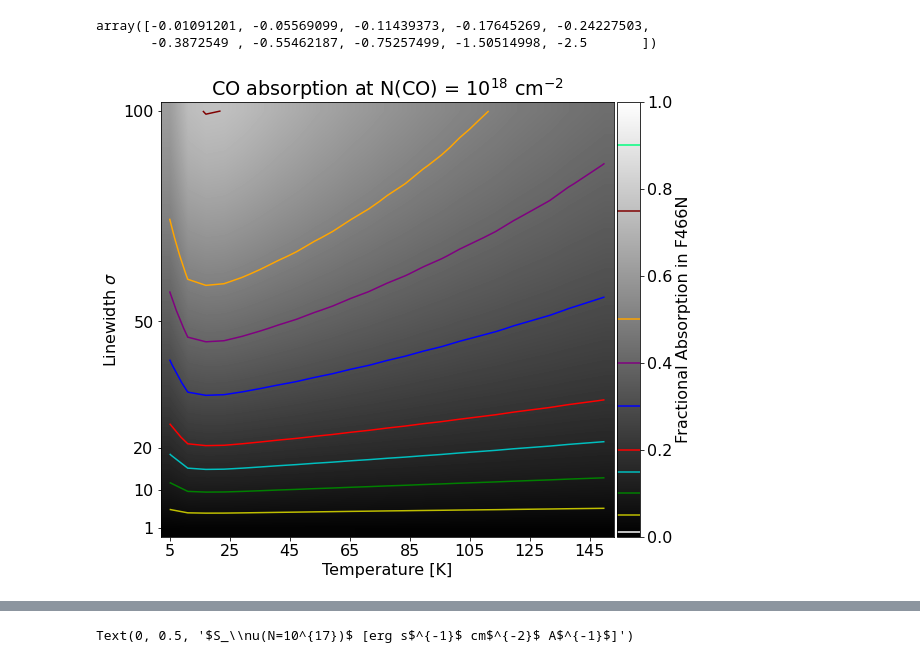
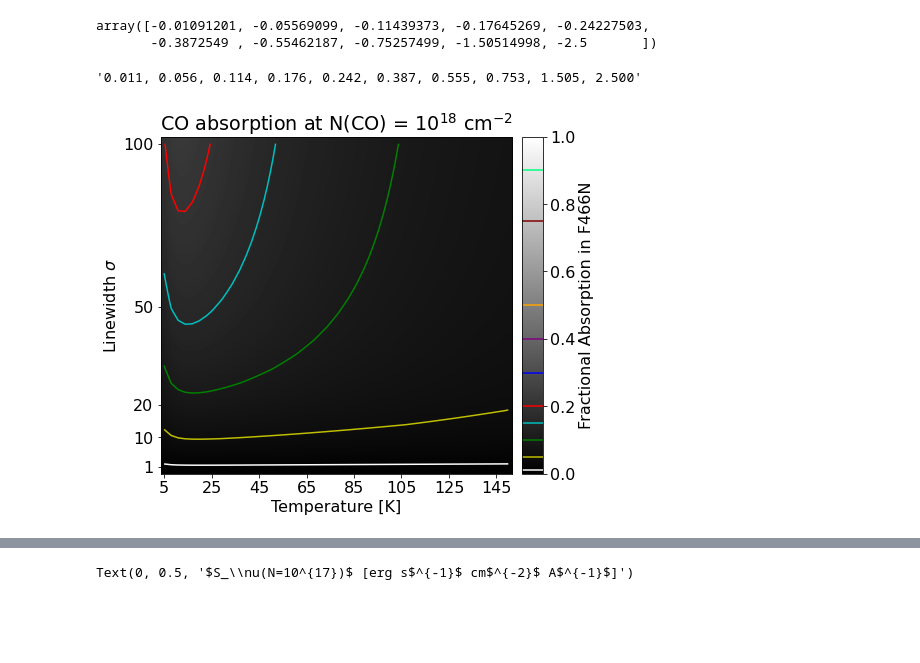
Before and after one commit to keflavich/brick-jwst-2221, a Jupyter notebook: notebooks/COFundamentalModeling.ipynb, the cells around one changed output, grey strips where cells are left out. Cells and saved outputs as stored; diff of their text form; code cells hidden in the pictures; blank space fills up the shorter version.

```diff
--- a/notebooks/COFundamentalModeling.ipynb
+++ b/notebooks/COFundamentalModeling.ipynb
@@ -158,7 +269,7 @@ xarr = wavelength_table_466['Wavelength'].quantity.to(u.um)
 xarr = np.linspace(xarr.min(), xarr.max(), int(1e4))
 
 for T in [20, ]:
-    tau = pyspeckitmodels.co_vibration.tau_of_N(xarr.to(u.cm).value, 1e16, T, width=2)
+    tau = pyspeckitmodels.co.exomol_co_vibration.tau_of_N(xarr.to(u.cm).value, 1e16, T, width=2)
     L, = pl.plot(xarr,
                     (1-np.exp(-tau)), label="T={0} K, $\sigma$=2 km/s".format(T))
 xarr = wavelength_table_466['Wavelength'].quantity.to(u.um)
@@ -176,9 +287,23 @@ xarr = np.linspace(xarr.min(), xarr.max(), int(1e4))
 trans = np.interp(xarr, wavelength_table_466['Wavelength'], wavelength_table_466['Transmission'])
 transmission_sum = (trans).sum()
 def fractional_absorption(temperature, column, linewidth):
-    tau = pyspeckitmodels.co_vibration.tau_of_N(xarr.to(u.cm).value,
+    tau = pyspeckitmodels.co.exomol_co_vibration.tau_of_N(xarr.to(u.cm).value,
                                                 column.to(u.cm**-2).value,
                                                 temperature.to(u.K).value,
-                                                width=linewidth.to(u.km/u.s).value)
+                                                width=linewidth.to(u.km/u.s).value,
+                                                          progressbar=lambda x: x,
+                                                         )
     absorbed_fraction = ((1-np.exp(-tau)) * trans).sum() / transmission_sum
     return absorbed_fraction
+# %%
+temperatures = np.linspace(5, 30, 50)*u.K
+column = 1e18*u.cm**-2
+sig = 20*u.km/u.s
+for sig in np.linspace(1, 100, 10)*u.km/u.s:
+    grid1d = [fractional_absorption(T, column, sig) for T in temperatures]
+    tmax = temperatures[np.argmax(grid1d)]
+    pl.plot(temperatures, grid1d, label=f'$\\sigma={sig:0.1f}$; $T_{{max}} = {tmax:0.1f}$')
+    print(f'$\\sigma={sig:0.1f}$; $T_{{max}} = {tmax:0.1f}')
+pl.legend(loc='best')
+pl.xlabel("Temperature [K]")
+pl.ylabel("Fractional Absorption")
@@ -185,5 +323,5 @@ def fractional_absorption(temperature, column, linewidth):
 # %%
-temperatures = np.linspace(5, 150, 25)*u.K
+temperatures = np.linspace(5, 150, 50)*u.K
 linewidths = np.linspace(1, 100, 24)*u.km/u.s
 column = 1e18*u.cm**-2
 grid = [[fractional_absorption(T, column, sig) for T in temperatures]
@@ -214,40 +373,46 @@ colors=['w', 'y', 'g', 'c', 'r', 'b', 'purple', 'orange', 'maroon', 'springgreen
 # %% [output]
 array([-0.01091201, -0.05569099, -0.11439373, -0.17645269, -0.24227503,
        -0.3872549 , -0.55462187, -0.75257499, -1.50514998, -2.5       ])
+# %%
+# mag1 - mag2 = 2.5 log flux1/flux2
+', '.join([f'{np.abs(x):0.3f}' for x in 2.5 * np.log10(1-np.array(levels))])
+# %% [output]
+'0.011, 0.056, 0.114, 0.176, 0.242, 0.387, 0.555, 0.753, 1.505, 2.500'
 # %%
 ax = pl.gca()
 im = ax.imshow(grid,
                #extent=[np.log10(column.min().value), np.log10(column.max().value),
                #        linewidths.min().value, linewidths.max().value],
                origin='lower',
                interpolation='bilinear',
                vmin=0,
                vmax=1,
                cmap='gray')
 con = ax.contour(grid, levels=levels, colors=colors)
 pl.xlabel("Temperature [K]")
 pl.ylabel("Linewidth $\sigma$")
 pl.title("CO absorption at N(CO) = 10$^{18}$ cm$^{-2}$")
 
 
 sigma_labels = [1,10,20,50,100]
 ax.yaxis.set_ticks(np.interp(sigma_labels, linewidths.value, np.arange(len(linewidths)), right=np.nan),
                    labels=sigma_labels)
 tem_labels = np.arange(temperatures.min().value, temperatures.max().value, 20, dtype='int')
 ax.xaxis.set_ticks(np.interp(tem_labels, (temperatures.value), np.arange(len(temperatures)), right=np.nan),
                    labels=tem_labels)
 
 from mpl_toolkits.axes_grid1 import make_axes_locatable
 divider = make_axes_locatable(ax)
-cax = divider.append_axes("right", size="5%", pad=0.05)
+cax = divider.append_axes("right", size="3%", pad=-2.3)
 cb = pl.colorbar(cax=cax, mappable=im)
 cb.set_label("Fractional Absorption in F466N")
 cb.ax.hlines(con.levels, *cb.ax.get_xlim(), colors=con.colors)
+ax.set_aspect(2)
 
 
 pl.savefig(f'{basepath}/paper_figures/CO_F466N_absorption_1e18co_coldens.pdf', bbox_inches='tight')
 # %% [output]
-[figure, old version]
+[figure, new version]
 # %%
 temperature = 60*u.K
 linewidths = np.linspace(1, 100, 24)*u.km/u.s
```
Also changed, not shown: parts of 44 cells of this notebook, 2 other files.
